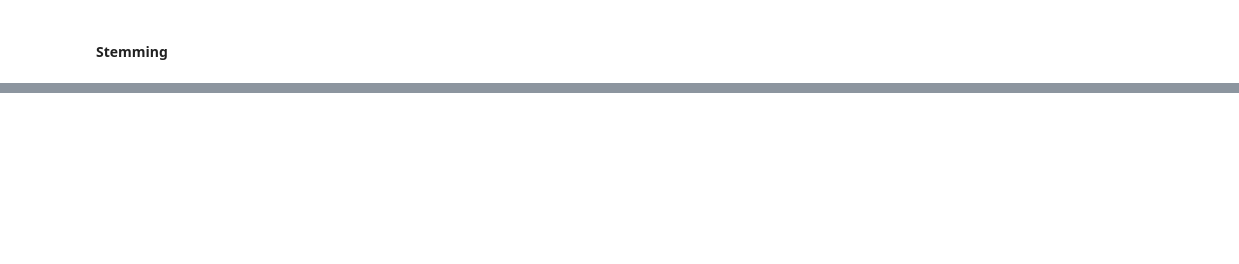
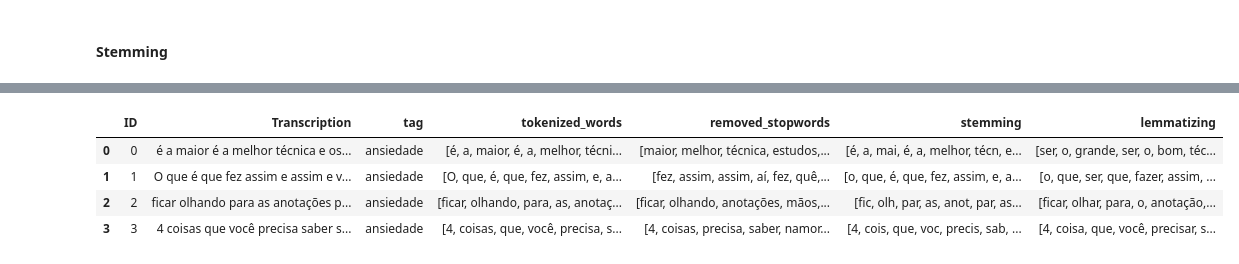
Before and after one commit to Gabrielgermanoo/MindVid_Research, a Jupyter notebook: TestNLP.ipynb, the cells around one changed output, grey strips where cells are left out. Drawn from its saved outputs; the diff is of its cells as text; code cells hidden in the pictures; blank space fills up the shorter version.

```diff
--- a/TestNLP.ipynb
+++ b/TestNLP.ipynb
@@ -62,0 +74,14 @@ df.head()
+# %%
+vectorizer = CountVectorizer()
+df['tokenized_words_joined'] = df['removed_stopwords'].apply(lambda x: ' '.join(x))
+X = vectorizer.fit_transform(df['tokenized_words_joined'])
+y = df['tag']
+
+X_train, X_val, y_train, y_val = train_test_split(X, y, test_size=0.2, random_state=42)
+model.fit(X_train, y_train)
+
+y_pred = model.predict(X_val)
+print("Accuracy: ", accuracy_score(y_val, y_pred))
+print("Precision: ", precision_score(y_val, y_pred))
+print("Recall: ", recall_score(y_val, y_pred))
+print("F1-Score: ", f1_score(y_val, y_pred))
@@ -82,0 +135,17 @@ df.head()
+# %%
+import spacy
+
+# Baixar modelo de lingua portuguesa
+nlp = spacy.load('pt_core_news_sm')
+
+# Carregar modelo de lingua portuguesa
+nlp = spacy.load('pt_core_news_sm')
+
+df['lemmatizing'] = df['tokenized_words'].apply(lambda x: [token.lemma_ for token in nlp(' '.join(x))])
+df.head()
+# %% [output]
+|  | ID | Transcription | tag | tokenized_words | removed_stopwords | stemming | lemmatizing |
+| 0 | 0 | é a maior é a melhor técnica e os... | ansiedade | [é, a, maior, é, a, melhor, técni... | [maior, melhor, técnica, estudos,... | [é, a, mai, é, a, melhor, técn, e... | [ser, o, grande, ser, o, bom, téc... |
+| 1 | 1 | O que é que fez assim e assim e v... | ansiedade | [O, que, é, que, fez, assim, e, a... | [fez, assim, assim, aí, fez, quê,... | [o, que, é, que, fez, assim, e, a... | [o, que, ser, que, fazer, assim, ... |
+| 2 | 2 | ficar olhando para as anotações p... | ansiedade | [ficar, olhando, para, as, anotaç... | [ficar, olhando, anotações, mãos,... | [fic, olh, par, as, anot, par, as... | [ficar, olhar, para, o, anotação,... |
+| 3 | 3 | 4 coisas que você precisa saber s... | ansiedade | [4, coisas, que, você, precisa, s... | [4, coisas, precisa, saber, namor... | [4, cois, que, voc, precis, sab, ... | [4, coisa, que, você, precisar, s... |
```
Also changed, not shown: parts of 9 cells of this notebook, 1 other file.
